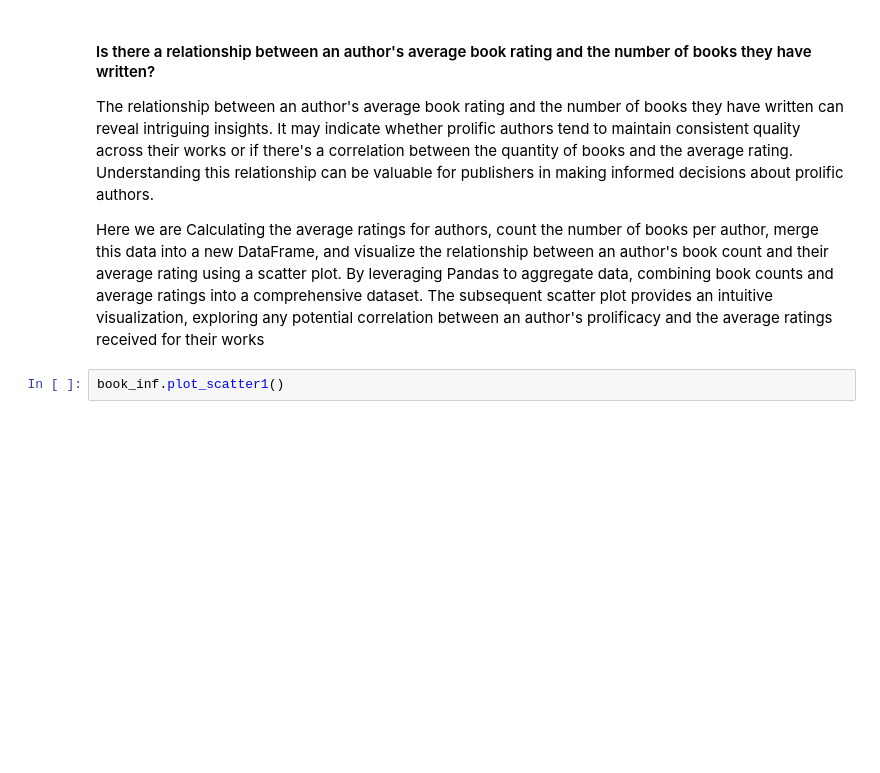
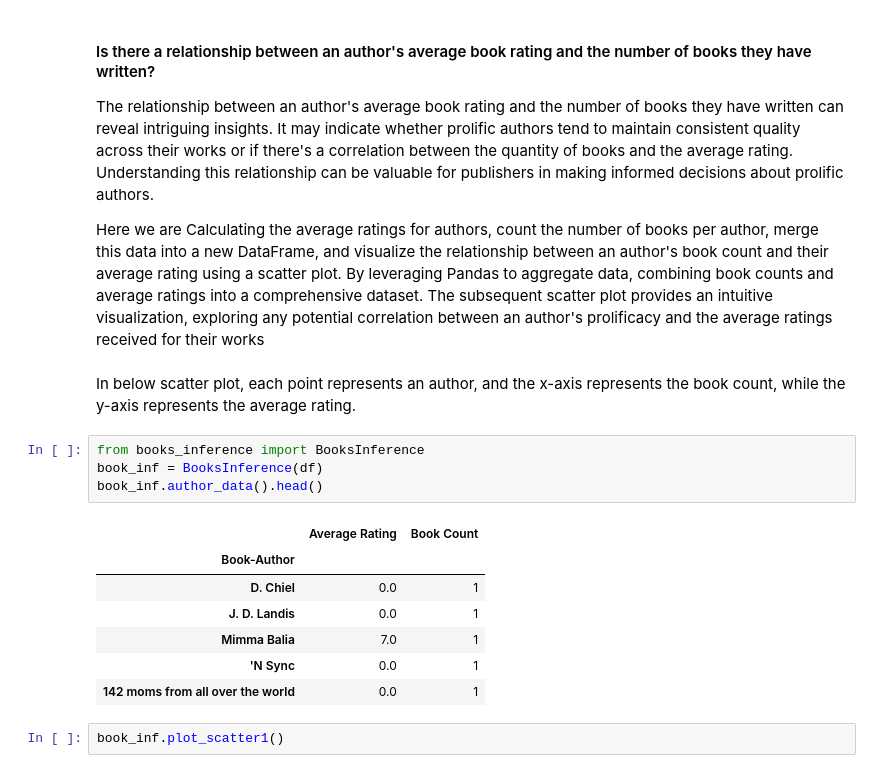
Before and after one commit to nikkirastogi/Exploring-the-World-of-Books, a Jupyter notebook: books_and_reviews.ipynb, the cells around one changed output. Saved outputs shown, nothing was run; the diff lists cells and outputs as text; blank space fills up the shorter version.

```diff
--- a/books_and_reviews.ipynb
+++ b/books_and_reviews.ipynb
@@ -306,6 +303,20 @@ book_inf.author_data()
 The relationship between an author's average book rating and the number of books they have written can reveal intriguing insights. It may indicate whether prolific authors tend to maintain consistent quality across their works or if there's a correlation between the quantity of books and the average rating. Understanding this relationship can be valuable for publishers in making informed decisions about prolific authors.
 
 Here we are Calculating the average ratings for authors, count the number of books per author, merge this data into a new DataFrame, and visualize the relationship between an author's book count and their average rating using a scatter plot. By leveraging Pandas to aggregate data, combining book counts and average ratings into a comprehensive dataset. The subsequent scatter plot provides an intuitive visualization, exploring any potential correlation between an author's prolificacy  and the average ratings received for their works
+# %% [markdown]
+In below scatter plot, each point represents an author, and the x-axis represents the book count, while the y-axis represents the average rating.
+# %%
+from books_inference import BooksInference
+book_inf = BooksInference(df)
+book_inf.author_data().head()
+# %% [output]
+|  | Average Rating | Book Count |
+| Book-Author |  |  |
+| D. Chiel | 0.0 | 1 |
+| J. D. Landis | 0.0 | 1 |
+| Mimma Balia | 7.0 | 1 |
+| 'N Sync | 0.0 | 1 |
+| 142 moms from all over the world | 0.0 | 1 |
 # %%
 book_inf.plot_scatter1()
 # %% [output]
```
Also changed, not shown: parts of 15 cells of this notebook, 5 other files.
